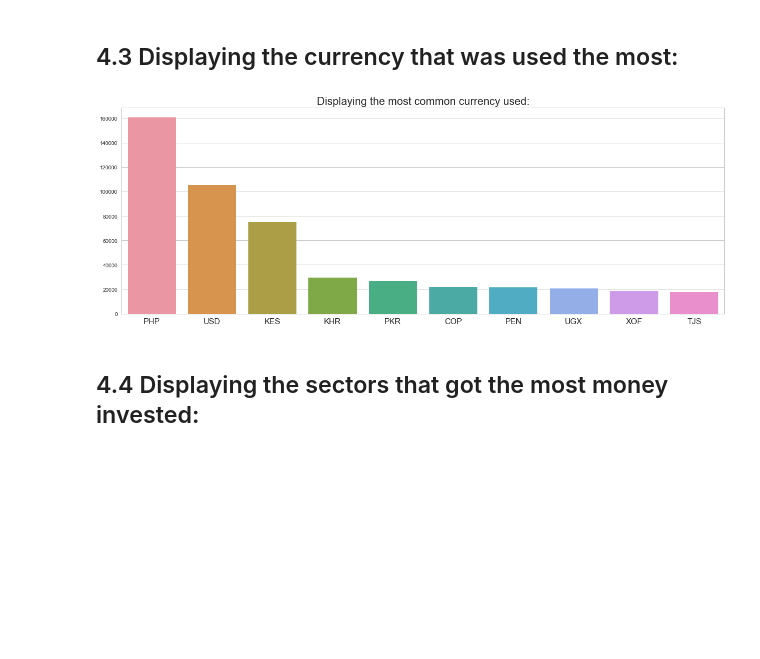
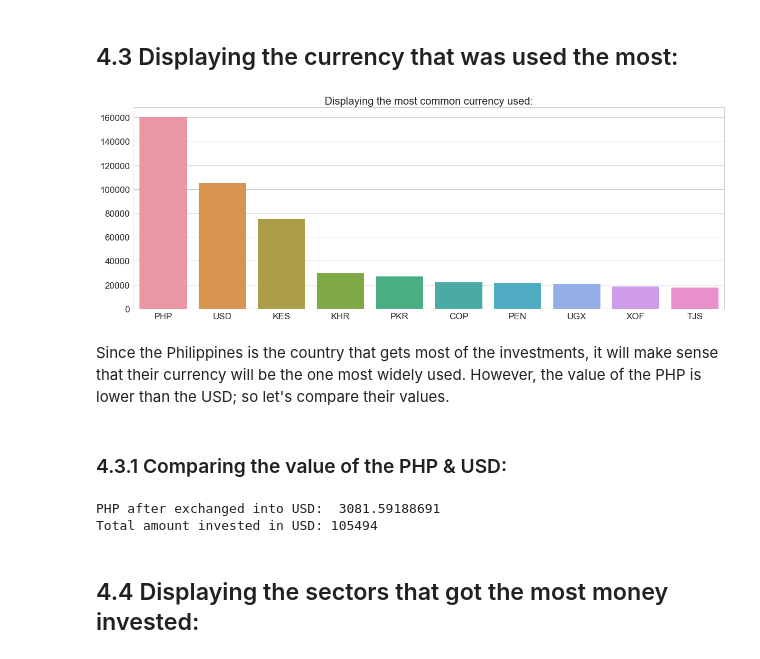
Before and after one commit to CJL89/Kiva-Crowdfunding, a Jupyter notebook: Kiva Crowdfunding.ipynb, the cells around one changed output. Drawn from its saved outputs; the diff is of its cells as text; code cells hidden in the pictures; blank space fills up the shorter version.

```diff
--- a/Kiva Crowdfunding.ipynb
+++ b/Kiva Crowdfunding.ipynb
@@ -295,15 +300,32 @@ According to the dataset, Kiva is investing more than twice the amount of money
 # %%
 kiva_currency = pd.DataFrame(kiva_loans['currency'].value_counts(sort='country'))
 
 plt.figure(figsize=(20, 7))
 
 barplot = sns.barplot(x=kiva_currency.index[:10], y=kiva_currency['currency'][:10])
 barplot.set(xlabel='', ylabel='')
 plt.title('Displaying the most common currency used:', fontsize=20)
-plt.xticks(fontsize=15)
+plt.xticks(fontsize=17)
+plt.yticks(fontsize=17)
 plt.show()
 # %% [output]
-[figure, old version]
+[figure, new version]
+# %% [markdown]
+Since the Philippines is the country that gets most of the investments, it will make sense that their currency will be the one most widely used. However, the value of the PHP is lower than the USD; so let's compare their values.
+# %% [markdown]
+### <a id='values'>4.3.1 Comparing the value of the PHP & USD:</a>
+# %%
+kiva_php = 52.0640
+kiva_usd = 1.00
+# source: http://www.xe.com/currencyconverter/convert/?Amount=1&From=USD&To=PHP
+
+kiva_currency.head()
+kiva_transform = kiva_currency['currency'][0] / kiva_php
+print('PHP after exchanged into USD: ',  kiva_transform)
+print('Total amount invested in USD:', kiva_currency['currency'][1])
+# %% [output]
+PHP after exchanged into USD:  3081.59188691
+Total amount invested in USD: 105494
 # %% [markdown]
 ## <a id='sectors'>4.4 Displaying the sectors that got the most money invested:</a>
 # %%
```
Also changed, not shown: parts of 44 cells of this notebook.
